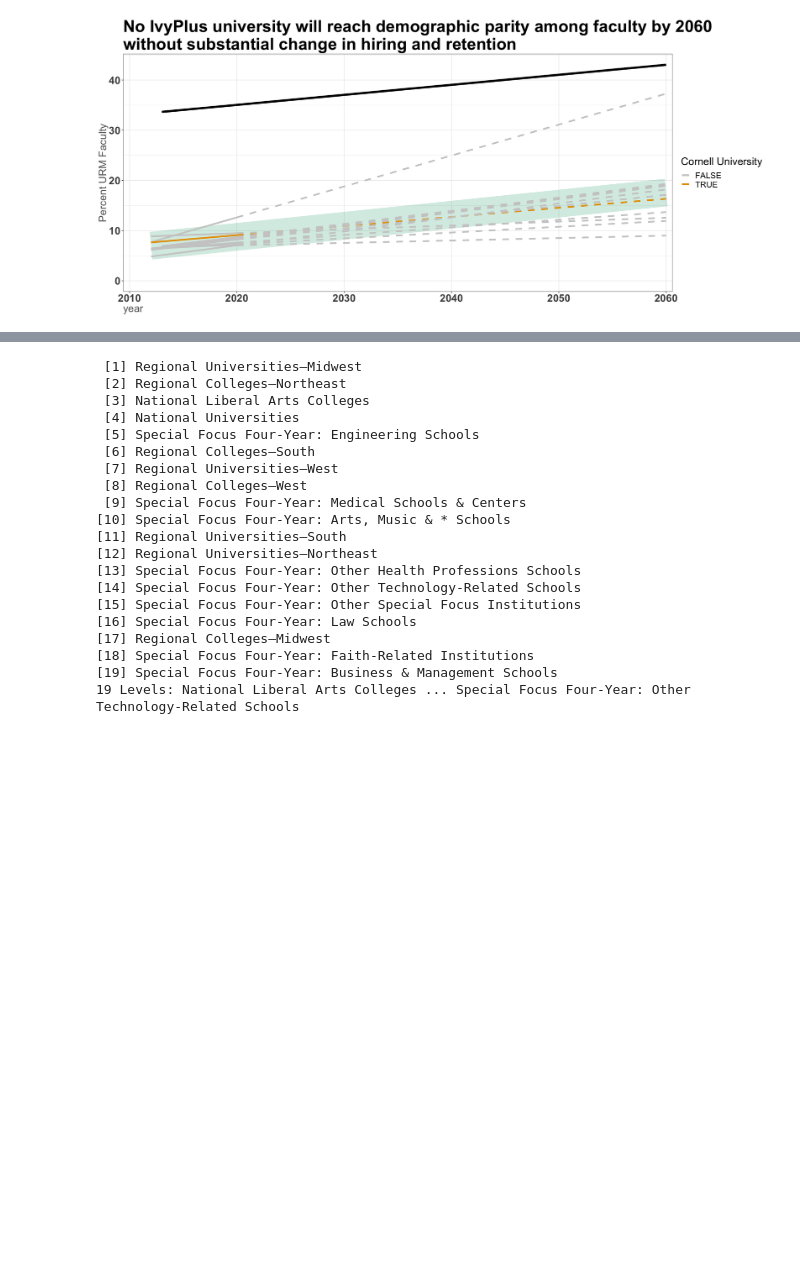
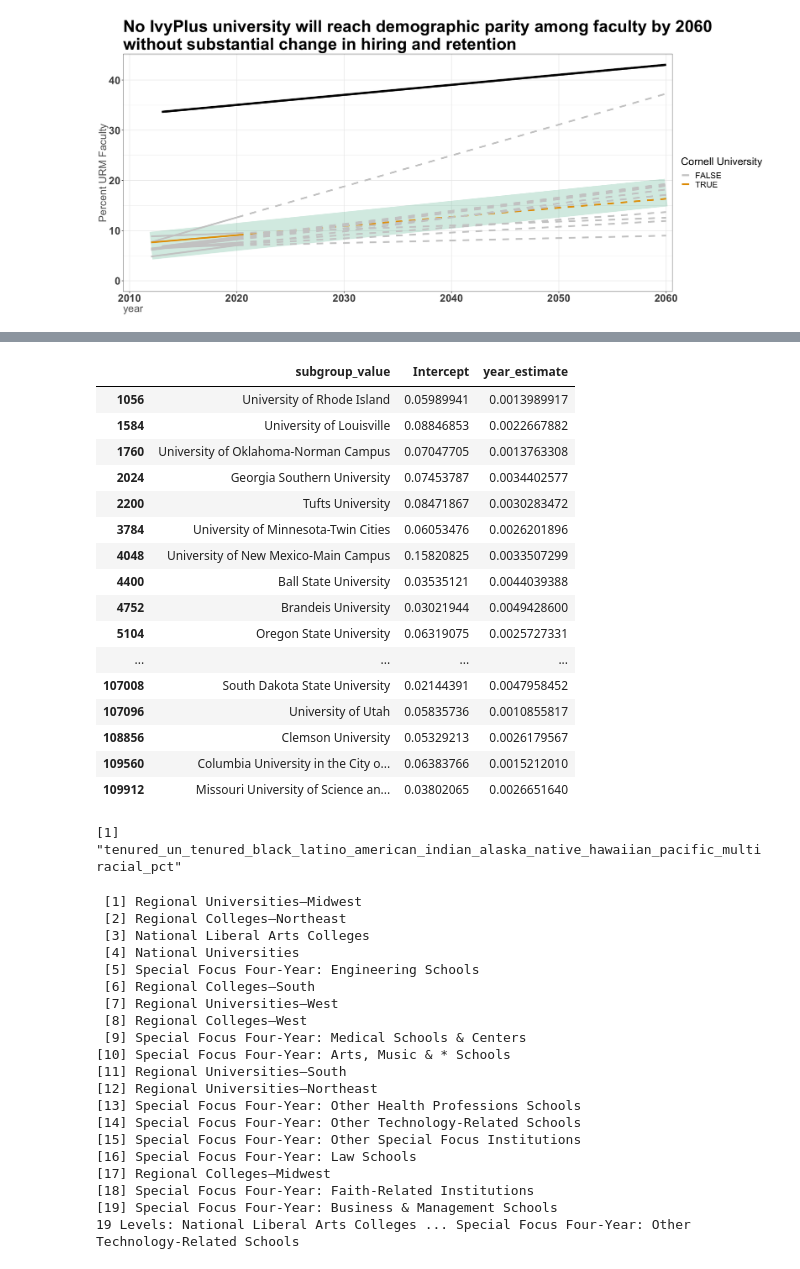
Before and after one commit to natematias/US-Faculty-Diversity-Projections, a Jupyter notebook: data/Paper Analysis and Data.R.ipynb, the cells around one changed output, grey strips where cells are left out. Drawn from its saved outputs; the diff is of its cells as text; code cells hidden in the pictures; blank space fills up the shorter version.

```diff
--- a/data/Paper Analysis and Data.R.ipynb
+++ b/data/Paper Analysis and Data.R.ipynb
@@ -389,3 +416,28 @@ institution.group.chart(subset(institution.models.df, ivy_plus=="True" & dv==dv.
+# %%
+subset(institution.models.df, usnews_category=="National Universities" & dv==dv.var)[c("subgroup_value", "Intercept", "year_estimate")]
+# %% [output]
+|  | subgroup_value | Intercept | year_estimate |
+| 1056 | University of Rhode Island | 0.05989941 | 0.0013989917 |
+| 1584 | University of Louisville | 0.08846853 | 0.0022667882 |
+| 1760 | University of Oklahoma-Norman Campus | 0.07047705 | 0.0013763308 |
+| 2024 | Georgia Southern University | 0.07453787 | 0.0034402577 |
+| 2200 | Tufts University | 0.08471867 | 0.0030283472 |
+| 3784 | University of Minnesota-Twin Cities | 0.06053476 | 0.0026201896 |
+| 4048 | University of New Mexico-Main Campus | 0.15820825 | 0.0033507299 |
+| 4400 | Ball State University | 0.03535121 | 0.0044039388 |
+| 4752 | Brandeis University | 0.03021944 | 0.0049428600 |
+| 5104 | Oregon State University | 0.06319075 | 0.0025727331 |
+| ... | ... | ... | ... |
+| 107008 | South Dakota State University | 0.02144391 | 0.0047958452 |
+| 107096 | University of Utah | 0.05835736 | 0.0010855817 |
+| 108856 | Clemson University | 0.05329213 | 0.0026179567 |
+| 109560 | Columbia University in the City o... | 0.06383766 | 0.0015212010 |
+| 109912 | Missouri University of Science an... | 0.03802065 | 0.0026651640 |
+# %%
+dv.var
+# tenured_un_tenured_black_latino_american_indian_alaska_native_hawaiian_pacific_multiracial_total_pct
+# %% [output]
+[1] "tenured_un_tenured_black_latino_american_indian_alaska_native_hawaiian_pacific_multiracial_pct"
 # %%
 # subset(usnews.models.df$subgroup_value)
 # %% [output]
```
Also changed, not shown: parts of 5 cells of this notebook.
